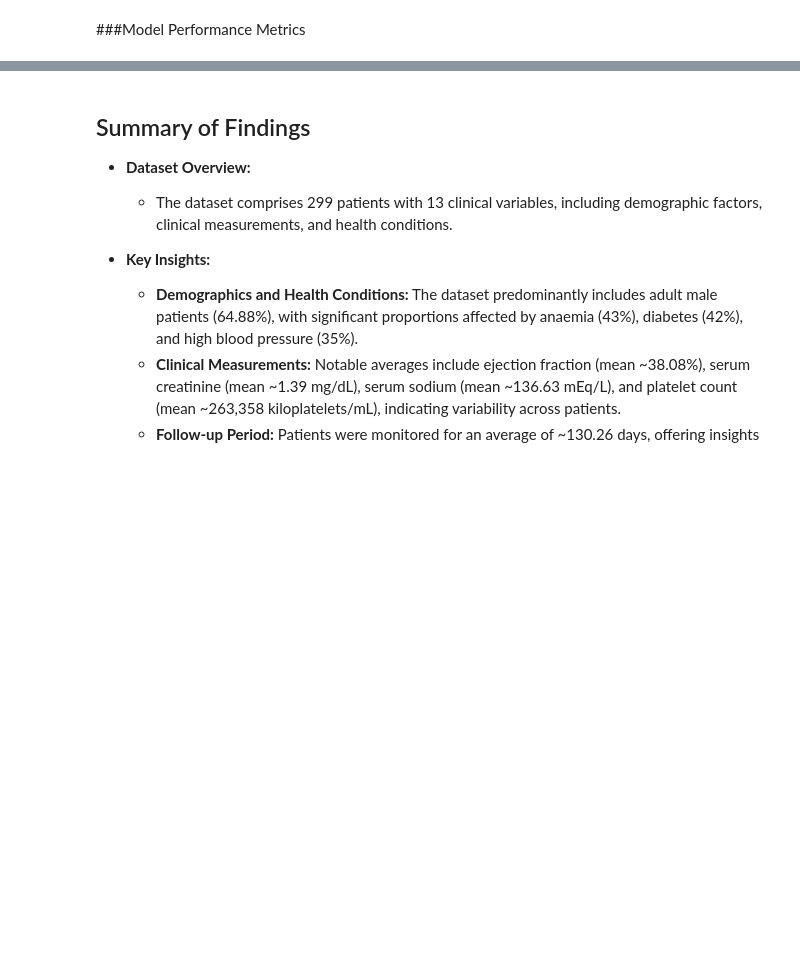
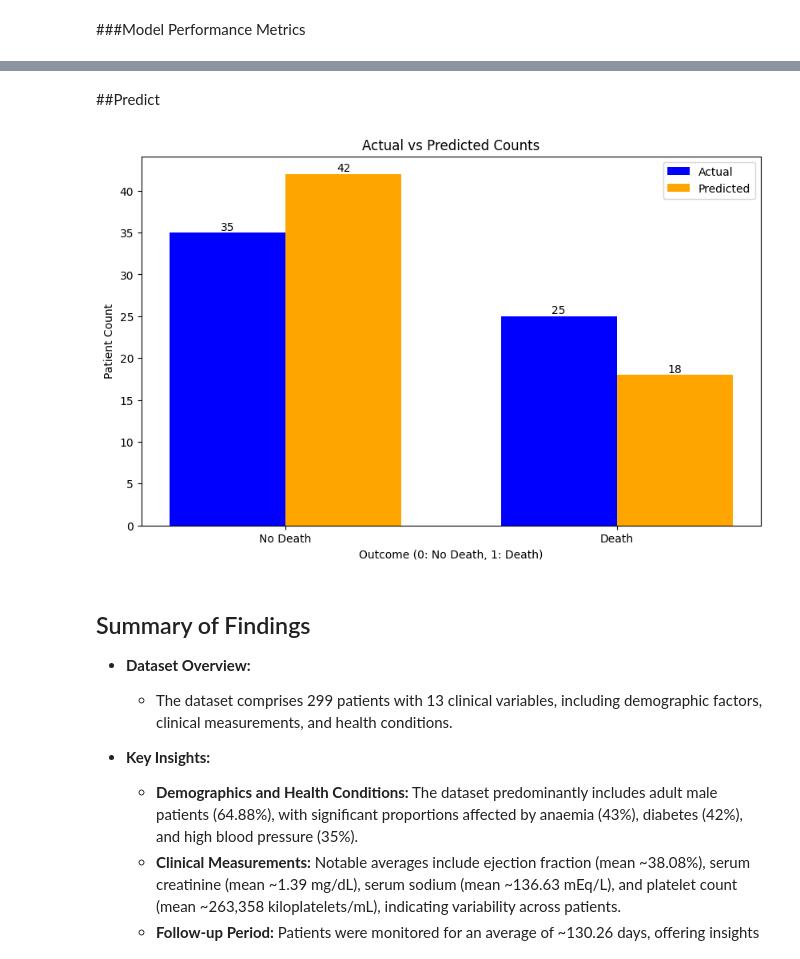
Before and after one commit to klbailey/ADA, a Jupyter notebook: Healthcare_and_Medical_Research_Final_Project.ipynb, the cells around one changed output, grey strips where cells are left out. Drawn from its saved outputs; the diff is of its cells as text; code cells hidden in the pictures; blank space fills up the shorter version.

Commit message:
Machine Learning Final Project 1

```diff
--- a/Healthcare_and_Medical_Research_Final_Project.ipynb
+++ b/Healthcare_and_Medical_Research_Final_Project.ipynb
@@ -339,7 +358,7 @@ Based on the comprehensive analysis across various feature selection methods, th
 from sklearn.model_selection import train_test_split
 
 # Feature selection based on variance threshold
-selected_features = ['age', 'ejection_fraction', 'serum_creatinine', 'serum_sodium', 'time']
+selected_features = ['ejection_fraction', 'serum_creatinine', 'time']
 
 # Identifying the Target
 target = 'DEATH_EVENT'
@@ -550,12 +491,13 @@ Reduced Parameter Grids for GradientBoostingClassifier
 from sklearn.ensemble import GradientBoostingClassifier
 from sklearn.metrics import classification_report, accuracy_score, precision_score, recall_score, f1_score
 from sklearn.model_selection import RandomizedSearchCV, train_test_split
+import numpy as np
 
-# Define a very simplified parameter grid for GradientBoostingClassifier
+# Define a simplified parameter grid for GradientBoostingClassifier
 param_grid_gb = {
-    'learning_rate': [0.1],
-    'n_estimators': [100],
-    'max_depth': [3],
+    'learning_rate': [0.05, 0.1, 0.2],
+    'n_estimators': [50, 100, 200],
+    'max_depth': [3, 4, 5]
 }
 
 # Instantiate Gradient Boosting Classifier
@@ -565,7 +507,7 @@ gb = GradientBoostingClassifier(random_state=42)
 # X_train, X_test, y_train, y_test = train_test_split(X, y, test_size=0.2, random_state=42)
 
 # Perform RandomizedSearchCV for Gradient Boosting
-gb_random = RandomizedSearchCV(estimator=gb, param_distributions=param_grid_gb, n_iter=1,
+gb_random = RandomizedSearchCV(estimator=gb, param_distributions=param_grid_gb, n_iter=10,
                                cv=3, verbose=2, random_state=42, n_jobs=-1)
 gb_random.fit(X_train, y_train)
 
@@ -739,3 +671,42 @@ Based on the evaluation metrics, tuned Logistic Regression appears to be the mos
+# %% [markdown]
+##Predict
+# %%
+# Predict using tuned Logistic Regression model
+y_pred = grid_search.best_estimator_.predict(X_test)
+
+# Create a DataFrame for actual and predicted values
+results = pd.DataFrame({'Actual': y_test, 'Predicted': y_pred})
+
+# Count actual vs predicted
+actual_counts = results['Actual'].value_counts().sort_index()
+predicted_counts = results['Predicted'].value_counts().sort_index()
+
+# Plotting bar plot with exact counts on top of bars
+plt.figure(figsize=(10, 6))
+bar_width = 0.35
+index = np.arange(len(actual_counts))
+
+bar1 = plt.bar(index, actual_counts, bar_width, label='Actual', color='blue')
+bar2 = plt.bar(index + bar_width, predicted_counts, bar_width, label='Predicted', color='orange')
+
+plt.xlabel('Outcome (0: No Death, 1: Death)')
+plt.ylabel('Patient Count')
+plt.title('Actual vs Predicted Counts')
+plt.xticks(index + bar_width / 2, ['No Death', 'Death'])
+plt.legend()
+
+# Add counts on top of bars
+for bar in bar1:
+    height = bar.get_height()
+    plt.text(bar.get_x() + bar.get_width() / 2.0, height, '%d' % int(height), ha='center', va='bottom')
+
+for bar in bar2:
+    height = bar.get_height()
+    plt.text(bar.get_x() + bar.get_width() / 2.0, height, '%d' % int(height), ha='center', va='bottom')
+
+plt.show()
+# %% [output]
+[figure, added]
 # %% [markdown]
 ## Summary of Findings
 
```
Also changed, not shown: parts of 14 cells of this notebook.
